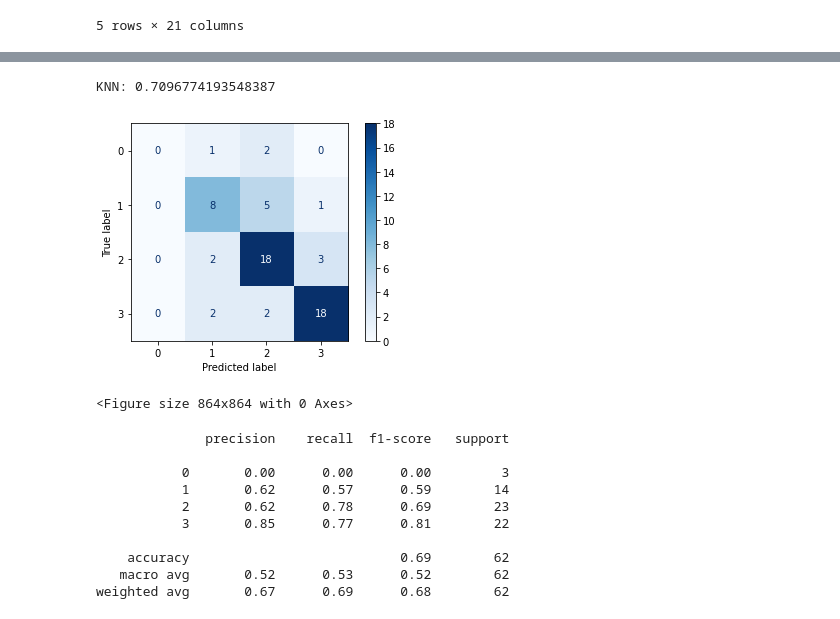
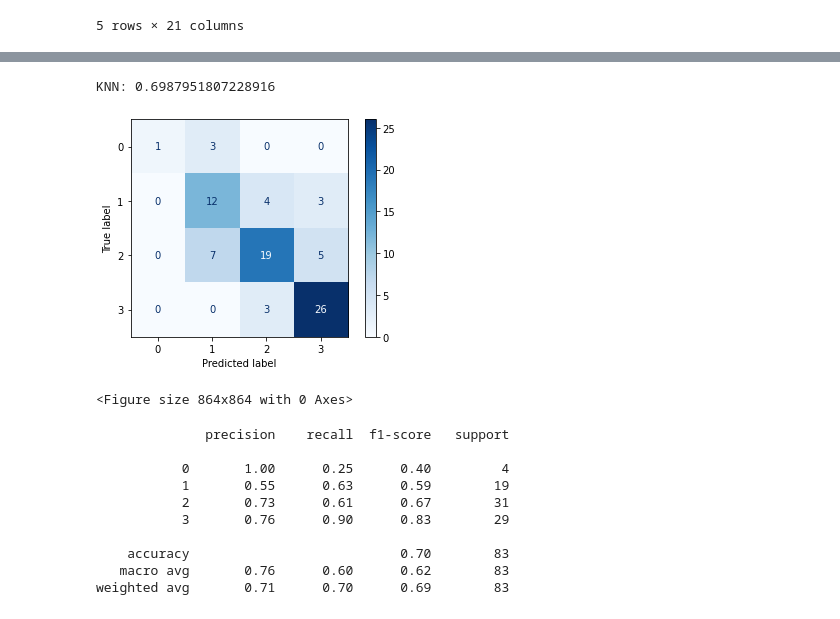
Before and after one commit to ddotu2612/BTL_MachineLearning, a Jupyter notebook: KNN_TuCode.ipynb, the cells around one changed output, grey strips where cells are left out. Drawn from its saved outputs; the diff is of its cells as text; code cells hidden in the pictures.

```diff
--- a/KNN_TuCode.ipynb
+++ b/KNN_TuCode.ipynb
@@ -21,14 +21,14 @@ import pickle
 #     y = pickle.load(f)
 
 with open('preprocessing/cirrhosis/X.pkl', 'br') as f:
-    X = pickle.load(f)
+    X_train_test = pickle.load(f)
 
 with open('preprocessing/cirrhosis/y.pkl', 'rb') as f:
-    y = pickle.load(f)
+    label = pickle.load(f)
 
-print('So luong du lieu: ', len(X))
-print('So luong nhan: ', len(y))
-X[0:5]
+print('So luong du lieu: ', len(X_train_test))
+print('So luong nhan: ', len(label))
+X_train_test[0:5]
 # %% [output]
 So luong du lieu:  412
 So luong nhan:  412
@@ -71,0 +42,9 @@ def plot(title, xlabel, X, Y, error, ylabel = "Accuracy"):
+# %%
+# X_train, X_test, y_train, y_test = train_test_split(X_train_test, label, test_size=0.15, stratify=label, random_state=10)
+# X_train
+cv = StratifiedShuffleSplit(n_splits=1, test_size=0.2, random_state = 0)
+
+train_index, test_index = list(cv.split(X_train_test, label))[0]
+X_train, X_test = X_train_test.iloc[train_index], X_train_test.iloc[test_index]
+y_train, y_test = label.iloc[train_index], label.iloc[test_index]
+y_train.value_counts().plot(kind="pie")
@@ -145,16 +136,0 @@ acc
-# %%
-# try ro find best k value với thư viện KNeighborsClassifier
-scoreList = []
-for i in range(1,30):
-    knn2 = KNeighborsClassifier(n_neighbors = i)  # n_neighbors means k
-    knn2.fit(X_train, y_train)
-    scoreList.append(knn2.score(X_test, y_test))
-
-plt.plot(range(1,30), scoreList)
-plt.xticks(np.arange(1,30,1))
-plt.xlabel("K value")
-plt.ylabel("Score")
-plt.show()
-
-acc = max(scoreList)*100
-print("Maximum KNN Score is {:.2f}%".format(acc))
@@ -164,17 +170,17 @@ Maximum KNN Score is 70.97%
 # %%
 # Test với bộ tham số tốt nhất
-knn = KNeighborsClassifier(n_neighbors=14)
+knn = KNeighborsClassifier(n_neighbors=10)
 knn.fit(X_train, y_train)
 
 print(f'KNN: {accuracy_score(y_test, knn.predict(X_test))}')
 # Hiển thị confusion matrix
 
-plot_confusion_matrix(knn, X_test, y_test, cmap=plt.cm.Blues)
+plot_confusion_matrix(knn, X_test, y_test, cmap = plt.cm.Blues)
 plt.figure(figsize = (12, 12))
 plt.show()
 # %% [output]
-KNN: 0.7096774193548387
+KNN: 0.6987951807228916
-[figure, old version]
+[figure, new version]
 <Figure size 864x864 with 0 Axes>
 # %%
 # Generating classification report
@@ -184,14 +190,14 @@ print(classification_report(y_test, y_pred))
 # %% [output]
               precision    recall  f1-score   support
 
-           0       0.00      0.00      0.00         3
-           1       0.62      0.57      0.59        14
-           2       0.62      0.78      0.69        23
-           3       0.85      0.77      0.81        22
+           0       1.00      0.25      0.40         4
+           1       0.55      0.63      0.59        19
+           2       0.73      0.61      0.67        31
+           3       0.76      0.90      0.83        29
 
-    accuracy                           0.69        62
-   macro avg       0.52      0.53      0.52        62
-weighted avg       0.67      0.69      0.68        62
+    accuracy                           0.70        83
+   macro avg       0.76      0.60      0.62        83
+weighted avg       0.71      0.70      0.69        83
 # %%
 # from sklearn.metrics import precision_score, recall_score
 # recall_s = recall_score(y_test, knn.predict(X_test), average=None)
```
Also changed, not shown: parts of 11 cells of this notebook, 2 other files.
